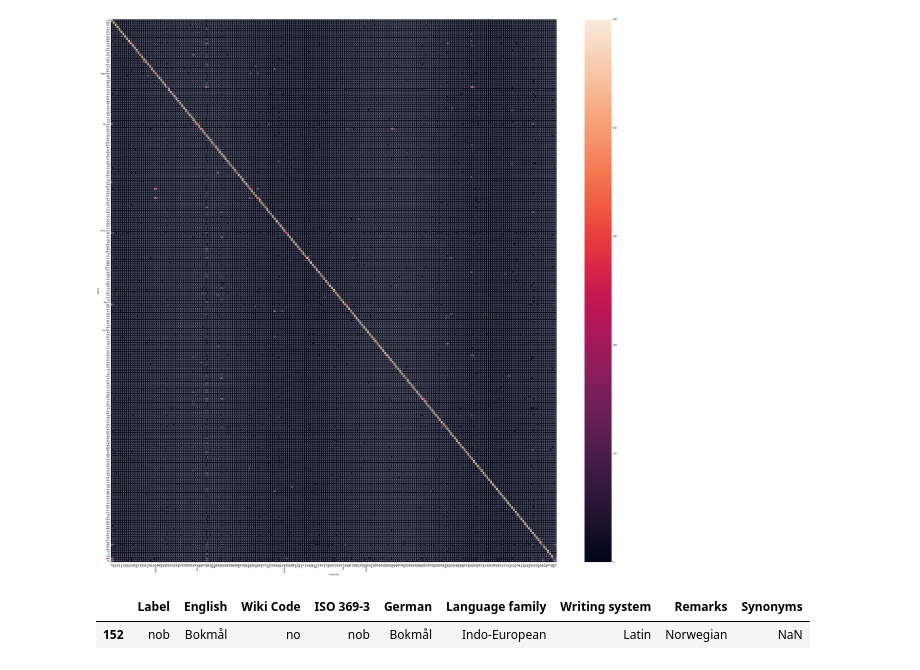
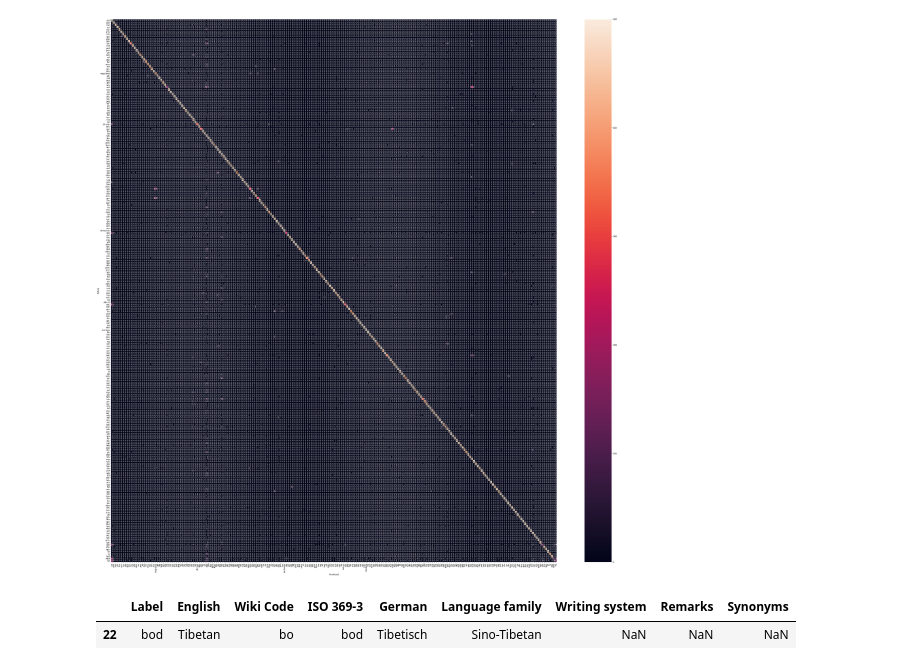
Before and after one commit to jaclu010/text-mining, a Jupyter notebook: Naive Bayes.ipynb, the cells around one changed output. Drawn from its saved outputs; the diff is of its cells as text; code cells hidden in the pictures.

```diff
--- a/Naive Bayes.ipynb
+++ b/Naive Bayes.ipynb
@@ -74,7 +59,7 @@ plt.show()
 # %%
 lang = pds.read_csv('labels.csv', sep=";")
 # %%
-lang[lang.Label == 'nob']
+lang[lang.Label == 'bod']
 # %% [output]
 |  | Label | English | Wiki Code | ISO 369-3 | German | Language family | Writing system | Remarks | Synonyms |
-| 152 | nob | Bokmål | no | nob | Bokmål | Indo-European | Latin | Norwegian | NaN |
+| 22 | bod | Tibetan | bo | bod | Tibetisch | Sino-Tibetan | NaN | NaN | NaN |
```
Also changed, not shown: parts of 6 cells of this notebook, 1 other file.
